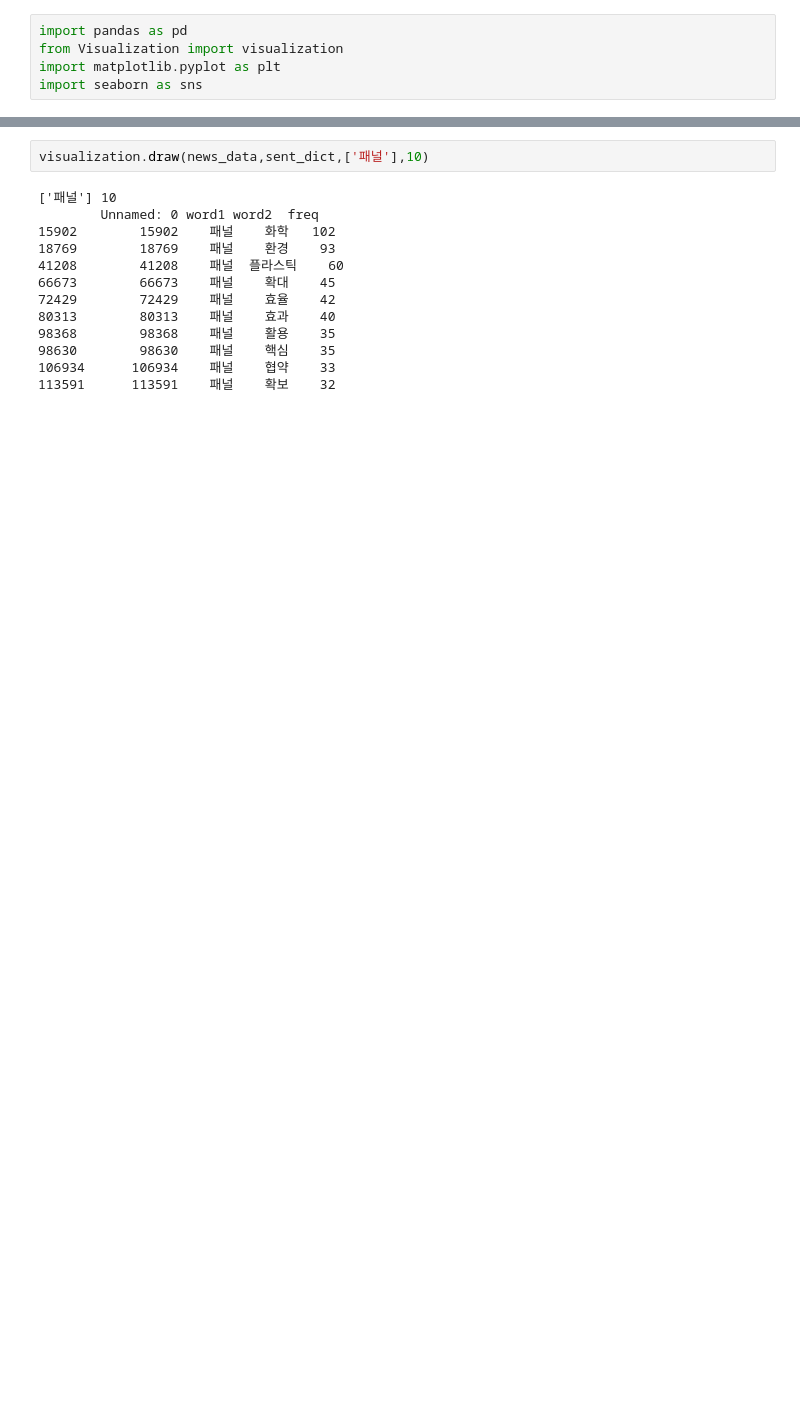
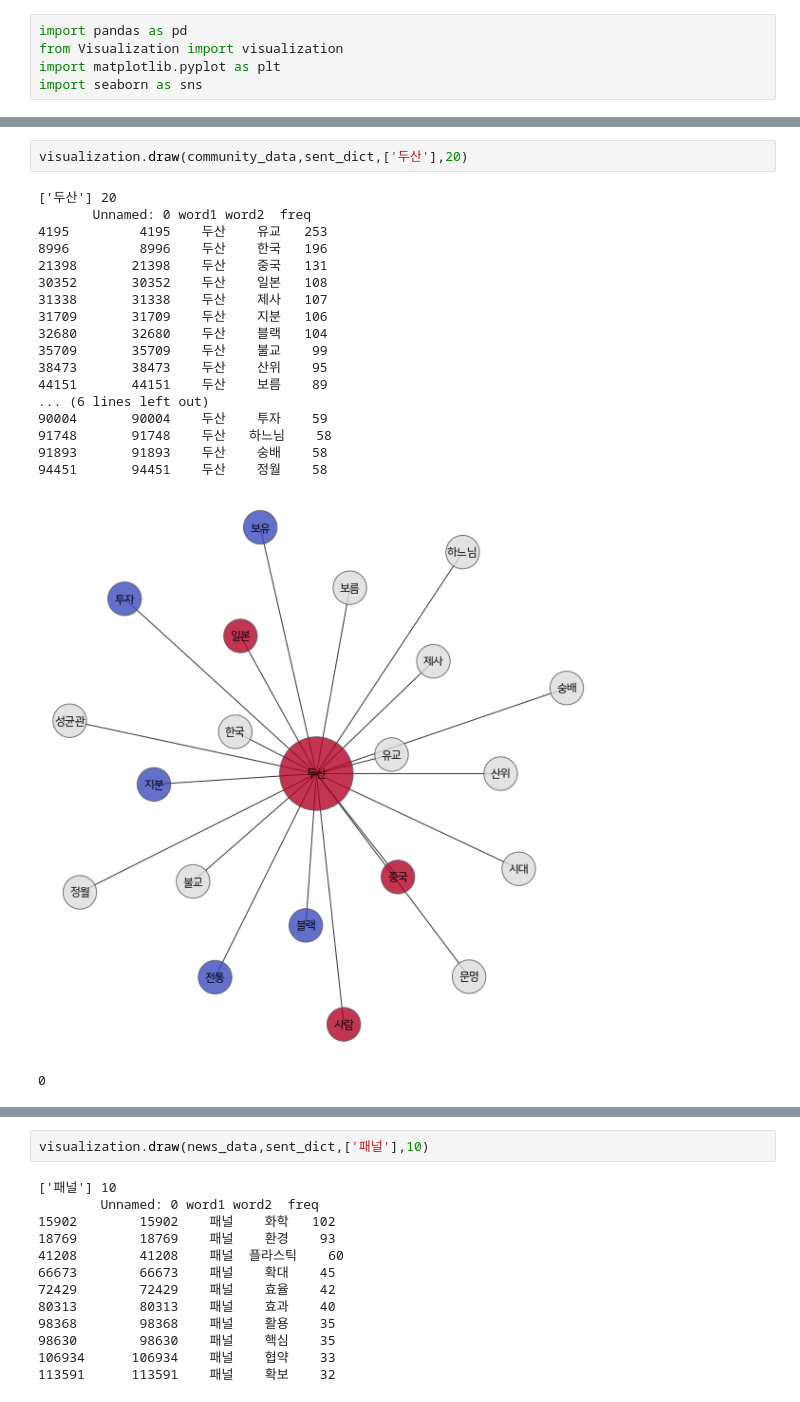
Before and after one commit to LeeKunHa/Construct-Sentiment-Dictionary-for-Companies-Conducting-Eco-Friendly-Businesses, a Jupyter notebook: main.ipynb, the cells around one changed output, grey strips where cells are left out. Saved outputs shown, nothing was run; the diff lists cells and outputs as text; blank space fills up the shorter version.

```diff
--- a/main.ipynb
+++ b/main.ipynb
@@ -61 +45,23 @@ plt.barh(x,y,color=sns.color_palette('OrRd',len(x)))
+# %%
+visualization.draw(community_data,sent_dict,['두산'],20)
+# %% [output]
+['두산'] 20
+       Unnamed: 0 word1 word2  freq
+4195         4195    두산    유교   253
+8996         8996    두산    한국   196
+21398       21398    두산    중국   131
+30352       30352    두산    일본   108
+31338       31338    두산    제사   107
+31709       31709    두산    지분   106
+32680       32680    두산    블랙   104
+35709       35709    두산    불교    99
+38473       38473    두산    산위    95
+44151       44151    두산    보름    89
+... (6 lines left out)
+90004       90004    두산    투자    59
+91748       91748    두산   하느님    58
+91893       91893    두산    숭배    58
+94451       94451    두산    정월    58
+[figure, added]
+0
 # %%
```
Also changed, not shown: parts of 16 cells of this notebook, 6 other files.
